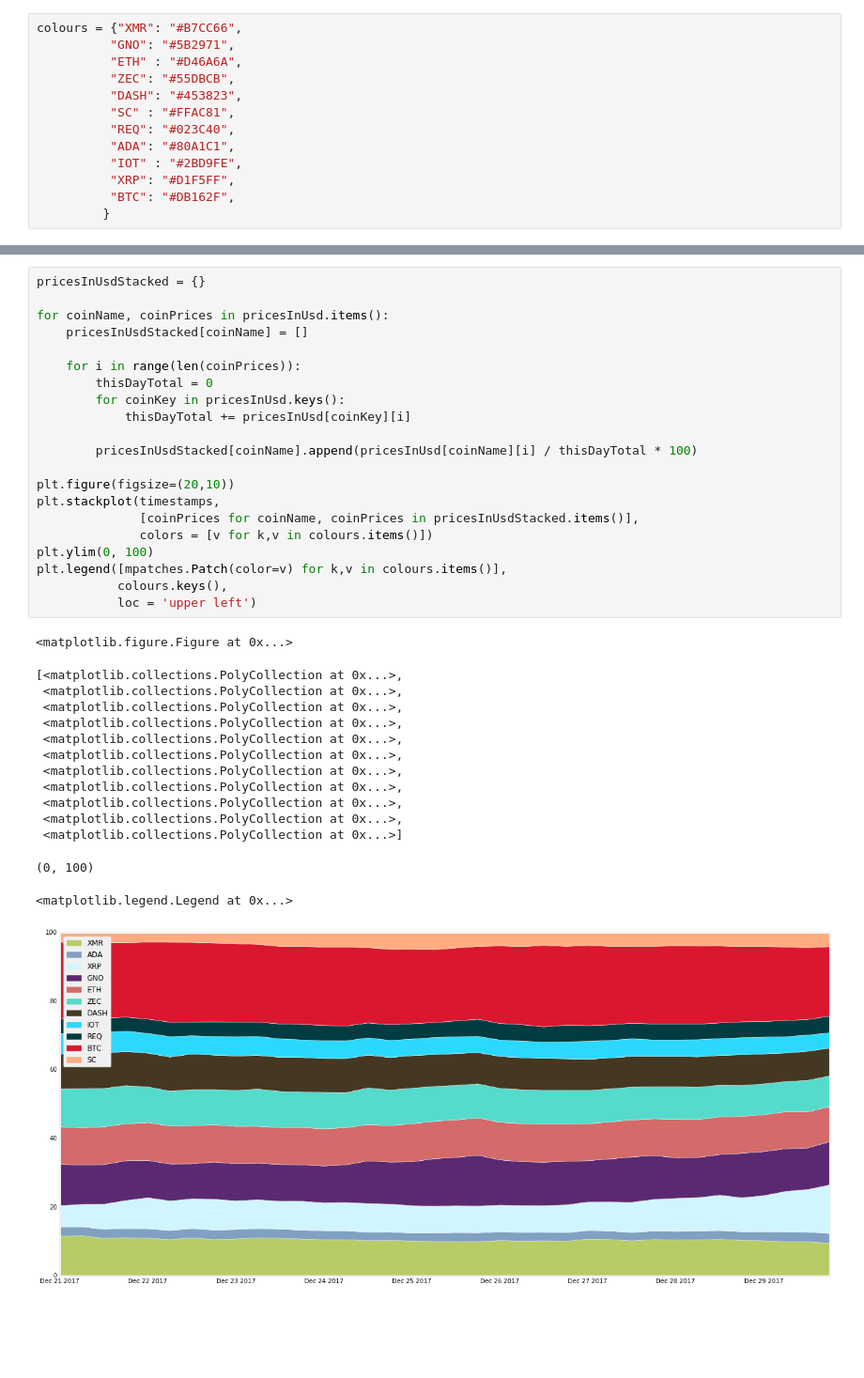
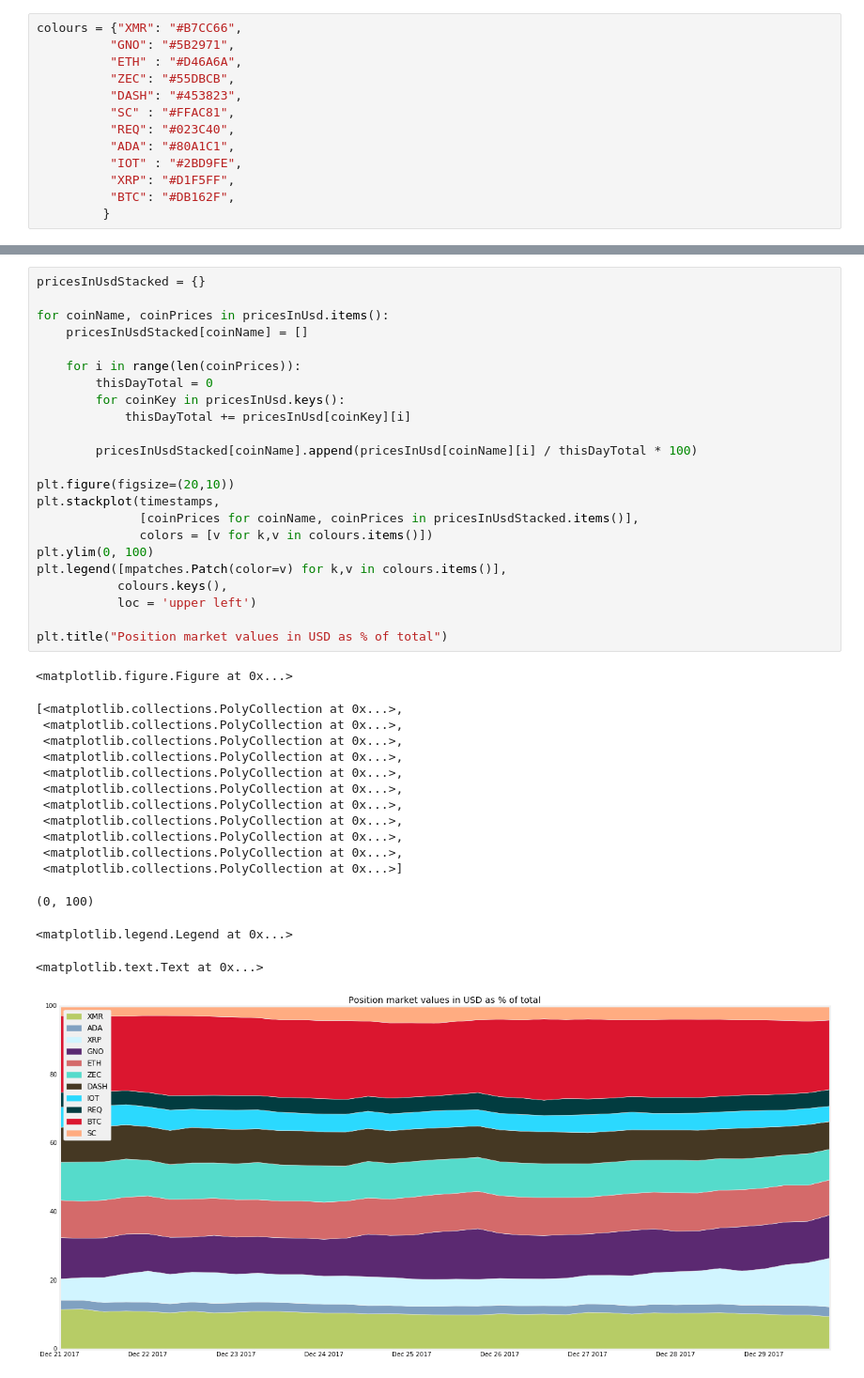
Before and after one commit to erikseulean/cryptoscraping, a Jupyter notebook: Position Analysis Intraday Data.ipynb, the cells around one changed output, grey strips where cells are left out. Shown at 94% size. Cells and saved outputs as stored; diff of their text form; blank space fills up the shorter version.

Commit message:
Added titles to graphs

```diff
--- a/Position Analysis Intraday Data.ipynb
+++ b/Position Analysis Intraday Data.ipynb
@@ -426,31 +431,34 @@ for coinName, coinPrices in pricesInUsd.items():
     for i in range(len(coinPrices)):
         thisDayTotal = 0
         for coinKey in pricesInUsd.keys():
             thisDayTotal += pricesInUsd[coinKey][i]
 
         pricesInUsdStacked[coinName].append(pricesInUsd[coinName][i] / thisDayTotal * 100)
 
 plt.figure(figsize=(20,10))
 plt.stackplot(timestamps,
               [coinPrices for coinName, coinPrices in pricesInUsdStacked.items()],
               colors = [v for k,v in colours.items()])
 plt.ylim(0, 100)
 plt.legend([mpatches.Patch(color=v) for k,v in colours.items()],
            colours.keys(),
            loc = 'upper left')
+
+plt.title("Position market values in USD as % of total")
 # %% [output]
 <matplotlib.figure.Figure at 0x...>
 [<matplotlib.collections.PolyCollection at 0x...>,
  <matplotlib.collections.PolyCollection at 0x...>,
  <matplotlib.collections.PolyCollection at 0x...>,
  <matplotlib.collections.PolyCollection at 0x...>,
  <matplotlib.collections.PolyCollection at 0x...>,
  <matplotlib.collections.PolyCollection at 0x...>,
  <matplotlib.collections.PolyCollection at 0x...>,
  <matplotlib.collections.PolyCollection at 0x...>,
  <matplotlib.collections.PolyCollection at 0x...>,
  <matplotlib.collections.PolyCollection at 0x...>,
  <matplotlib.collections.PolyCollection at 0x...>]
 (0, 100)
 <matplotlib.legend.Legend at 0x...>
+<matplotlib.text.Text at 0x...>
-[figure, old version]
+[figure, new version]
```
Also changed, not shown: parts of 3 cells of this notebook.
